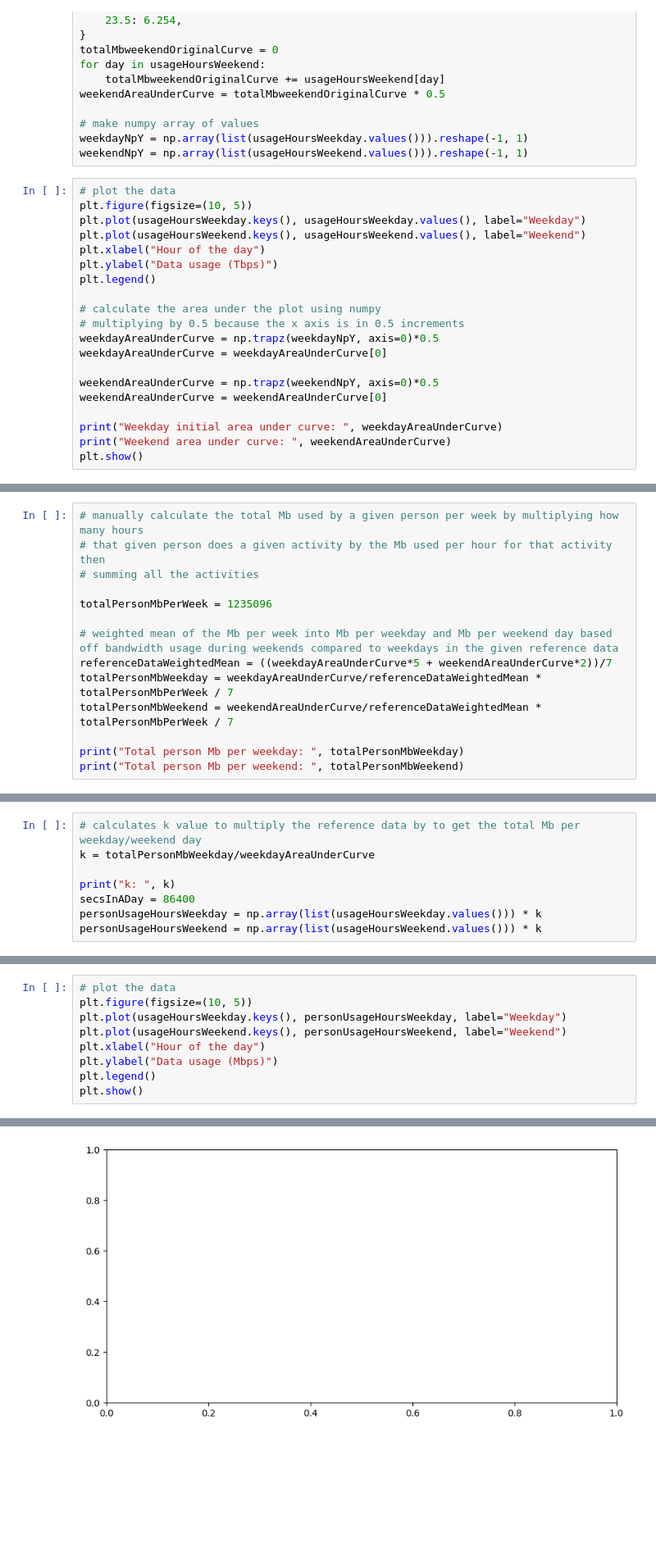
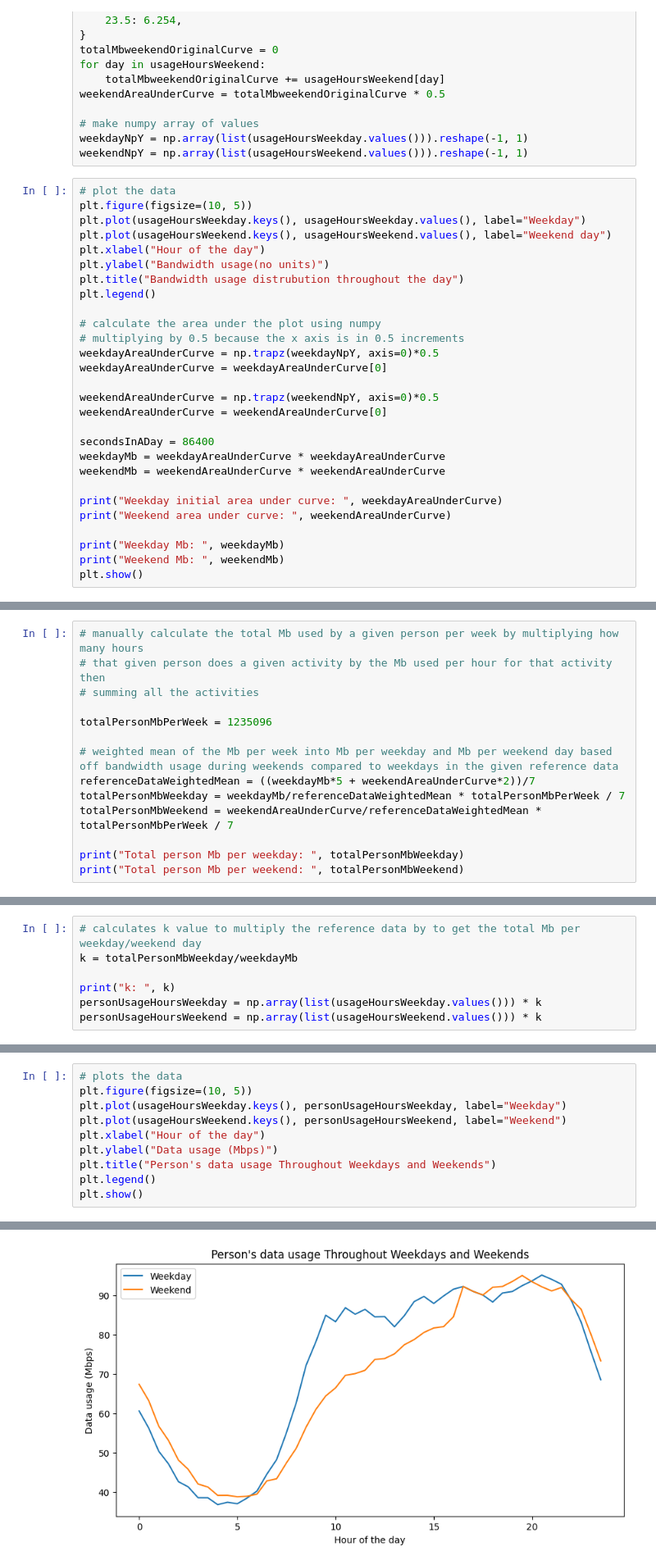
Before and after one commit to Flippergail/m3challenge, a Jupyter notebook: 2021Q2.ipynb, the cells around one changed output, grey strips where cells are left out. Shown at 82% size. Saved outputs shown, nothing was run; the diff lists cells and outputs as text; blank space fills up the shorter version.

```diff
--- a/2021Q2.ipynb
+++ b/2021Q2.ipynb
@@ -125,9 +125,10 @@ weekendNpY = np.array(list(usageHoursWeekend.values())).reshape(-1, 1)
 # plot the data
 plt.figure(figsize=(10, 5))
 plt.plot(usageHoursWeekday.keys(), usageHoursWeekday.values(), label="Weekday")
-plt.plot(usageHoursWeekend.keys(), usageHoursWeekend.values(), label="Weekend")
+plt.plot(usageHoursWeekend.keys(), usageHoursWeekend.values(), label="Weekend day")
 plt.xlabel("Hour of the day")
-plt.ylabel("Data usage (Tbps)")
+plt.ylabel("Bandwidth usage(no units)")
+plt.title("Bandwidth usage distrubution throughout the day")
 plt.legend()
 
 # calculate the area under the plot using numpy
@@ -138,8 +139,15 @@ weekdayAreaUnderCurve = weekdayAreaUnderCurve[0]
 weekendAreaUnderCurve = np.trapz(weekendNpY, axis=0)*0.5
 weekendAreaUnderCurve = weekendAreaUnderCurve[0]
 
+secondsInADay = 86400
+weekdayMb = weekdayAreaUnderCurve * weekdayAreaUnderCurve
+weekendMb = weekendAreaUnderCurve * weekendAreaUnderCurve
+
 print("Weekday initial area under curve: ", weekdayAreaUnderCurve)
 print("Weekend area under curve: ", weekendAreaUnderCurve)
+
+print("Weekday Mb: ", weekdayMb)
+print("Weekend Mb: ", weekendMb)
 plt.show()
 # %% [output]
 Weekday initial area under curve:  144.8985
@@ -153,8 +163,8 @@ Weekend area under curve:  138.02975
 totalPersonMbPerWeek = 1235096
 
 # weighted mean of the Mb per week into Mb per weekday and Mb per weekend day based off bandwidth usage during weekends compared to weekdays in the given reference data
-referenceDataWeightedMean = ((weekdayAreaUnderCurve*5 + weekendAreaUnderCurve*2))/7
-totalPersonMbWeekday = weekdayAreaUnderCurve/referenceDataWeightedMean * totalPersonMbPerWeek / 7
+referenceDataWeightedMean = ((weekdayMb*5 + weekendAreaUnderCurve*2))/7
+totalPersonMbWeekday = weekdayMb/referenceDataWeightedMean * totalPersonMbPerWeek / 7
 totalPersonMbWeekend = weekendAreaUnderCurve/referenceDataWeightedMean * totalPersonMbPerWeek / 7
 
 print("Total person Mb per weekday: ", totalPersonMbWeekday)
@@ -165,9 +175,8 @@ Total person Mb per weekend:  170385.93906763467
 # %%
 # calculates k value to multiply the reference data by to get the total Mb per weekday/weekend day
-k = totalPersonMbWeekday/weekdayAreaUnderCurve
+k = totalPersonMbWeekday/weekdayMb
 
 print("k: ", k)
-secsInADay = 86400
 personUsageHoursWeekday = np.array(list(usageHoursWeekday.values())) * k
 personUsageHoursWeekend = np.array(list(usageHoursWeekend.values())) * k
 # %% [output]
@@ -175,10 +184,11 @@ k:  1234.4146031390671
 # %%
-# plot the data
+# plots the data
 plt.figure(figsize=(10, 5))
 plt.plot(usageHoursWeekday.keys(), personUsageHoursWeekday, label="Weekday")
 plt.plot(usageHoursWeekend.keys(), personUsageHoursWeekend, label="Weekend")
 plt.xlabel("Hour of the day")
 plt.ylabel("Data usage (Mbps)")
+plt.title("Person's data usage Throughout Weekdays and Weekends")
 plt.legend()
 plt.show()
 # %% [output]
@@ -186,2 +195,2 @@ ValueError: x and y must have same first dimension, but have shapes (48,) and (1
-[figure, old version]
+[figure, new version]
 # %%
```
Also changed, not shown: parts of 5 cells of this notebook, 1 other file.
